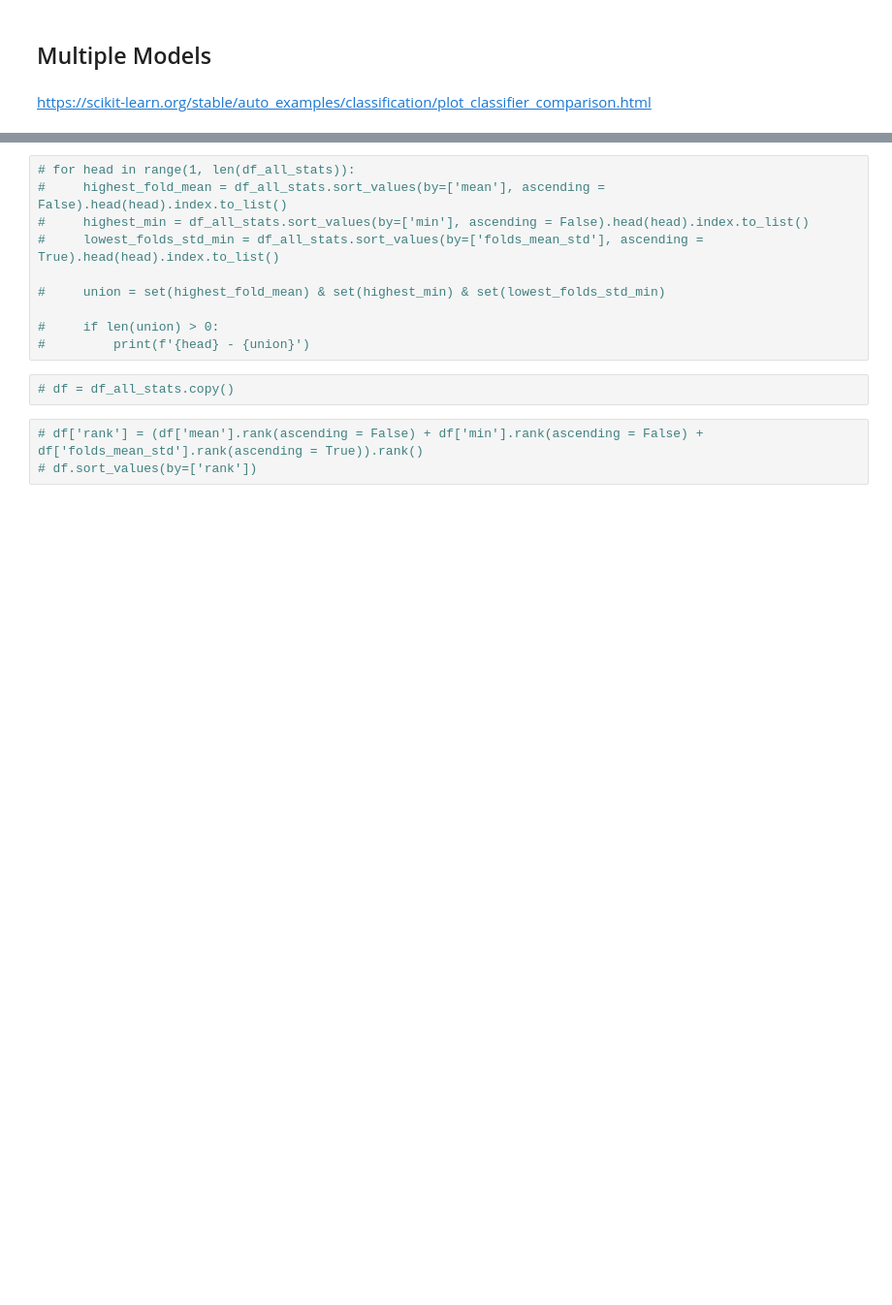
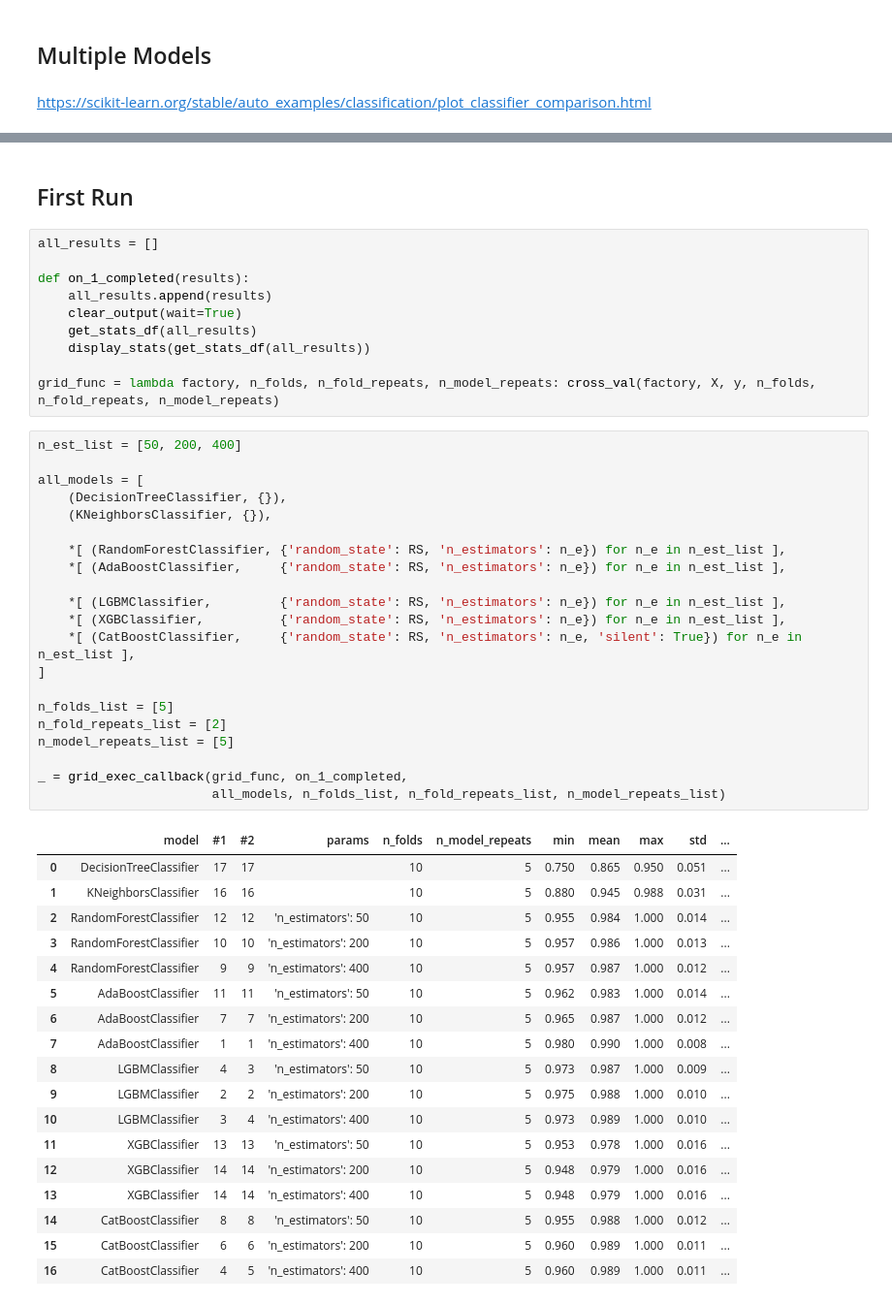
Before and after one commit to WaldemarWalo/DataScienceProjects, a Jupyter notebook: Bearing_Classification/40.models-Copy1.ipynb, the cells around one changed output, grey strips where cells are left out. Shown at 97% size. Cells and saved outputs as stored; diff of their text form; blank space fills up the shorter version.

```diff
--- a/Bearing_Classification/40.models-Copy1.ipynb
+++ b/Bearing_Classification/40.models-Copy1.ipynb
@@ -231,15 +232,52 @@ _ = grid_exec_callback(grid_func, on_1_completed, all_models, cv_repeat_list, mo
-# %%
-# for head in range(1, len(df_all_stats)):
-#     highest_fold_mean = df_all_stats.sort_values(by=['mean'], ascending = False).head(head).index.to_list()
-#     highest_min = df_all_stats.sort_values(by=['min'], ascending = False).head(head).index.to_list()
-#     lowest_folds_std_min = df_all_stats.sort_values(by=['folds_mean_std'], ascending = True).head(head).index.to_list()
-
-#     union = set(highest_fold_mean) & set(highest_min) & set(lowest_folds_std_min)
-
-#     if len(union) > 0:
-#         print(f'{head} - {union}')
-# %%
-# df = df_all_stats.copy()
-# %%
-# df['rank'] = (df['mean'].rank(ascending = False) + df['min'].rank(ascending = False) + df['folds_mean_std'].rank(ascending = True)).rank()
-# df.sort_values(by=['rank'])
+# %% [markdown]
+## First Run
+# %%
+all_results = []
+
+def on_1_completed(results):
+    all_results.append(results)
+    clear_output(wait=True)
+    get_stats_df(all_results)
+    display_stats(get_stats_df(all_results))
+
+grid_func = lambda factory, n_folds, n_fold_repeats, n_model_repeats: cross_val(factory, X, y, n_folds, n_fold_repeats, n_model_repeats)
+# %%
+n_est_list = [50, 200, 400]
+
+all_models = [
+    (DecisionTreeClassifier, {}),
+    (KNeighborsClassifier, {}),
+
+    *[ (RandomForestClassifier, {'random_state': RS, 'n_estimators': n_e}) for n_e in n_est_list ],
+    *[ (AdaBoostClassifier,     {'random_state': RS, 'n_estimators': n_e}) for n_e in n_est_list ],
+
+    *[ (LGBMClassifier,         {'random_state': RS, 'n_estimators': n_e}) for n_e in n_est_list ],
+    *[ (XGBClassifier,          {'random_state': RS, 'n_estimators': n_e}) for n_e in n_est_list ],
+    *[ (CatBoostClassifier,     {'random_state': RS, 'n_estimators': n_e, 'silent': True}) for n_e in n_est_list ],
+]
+
+n_folds_list = [5]
+n_fold_repeats_list = [2]
+n_model_repeats_list = [5]
+
+_ = grid_exec_callback(grid_func, on_1_completed,
+                       all_models, n_folds_list, n_fold_repeats_list, n_model_repeats_list)
+# %% [output]
+|  | model | #1 | #2 | params | n_folds | n_model_repeats | min | mean | max | std | ... |
+| 0 | DecisionTreeClassifier | 17 | 17 |  | 10 | 5 | 0.750 | 0.865 | 0.950 | 0.051 | ... |
+| 1 | KNeighborsClassifier | 16 | 16 |  | 10 | 5 | 0.880 | 0.945 | 0.988 | 0.031 | ... |
+| 2 | RandomForestClassifier | 12 | 12 | 'n_estimators': 50 | 10 | 5 | 0.955 | 0.984 | 1.000 | 0.014 | ... |
+| 3 | RandomForestClassifier | 10 | 10 | 'n_estimators': 200 | 10 | 5 | 0.957 | 0.986 | 1.000 | 0.013 | ... |
+| 4 | RandomForestClassifier | 9 | 9 | 'n_estimators': 400 | 10 | 5 | 0.957 | 0.987 | 1.000 | 0.012 | ... |
+| 5 | AdaBoostClassifier | 11 | 11 | 'n_estimators': 50 | 10 | 5 | 0.962 | 0.983 | 1.000 | 0.014 | ... |
+| 6 | AdaBoostClassifier | 7 | 7 | 'n_estimators': 200 | 10 | 5 | 0.965 | 0.987 | 1.000 | 0.012 | ... |
+| 7 | AdaBoostClassifier | 1 | 1 | 'n_estimators': 400 | 10 | 5 | 0.980 | 0.990 | 1.000 | 0.008 | ... |
+| 8 | LGBMClassifier | 4 | 3 | 'n_estimators': 50 | 10 | 5 | 0.973 | 0.987 | 1.000 | 0.009 | ... |
+| 9 | LGBMClassifier | 2 | 2 | 'n_estimators': 200 | 10 | 5 | 0.975 | 0.988 | 1.000 | 0.010 | ... |
+| 10 | LGBMClassifier | 3 | 4 | 'n_estimators': 400 | 10 | 5 | 0.973 | 0.989 | 1.000 | 0.010 | ... |
+| 11 | XGBClassifier | 13 | 13 | 'n_estimators': 50 | 10 | 5 | 0.953 | 0.978 | 1.000 | 0.016 | ... |
+| 12 | XGBClassifier | 14 | 14 | 'n_estimators': 200 | 10 | 5 | 0.948 | 0.979 | 1.000 | 0.016 | ... |
+| 13 | XGBClassifier | 14 | 14 | 'n_estimators': 400 | 10 | 5 | 0.948 | 0.979 | 1.000 | 0.016 | ... |
+| 14 | CatBoostClassifier | 8 | 8 | 'n_estimators': 50 | 10 | 5 | 0.955 | 0.988 | 1.000 | 0.012 | ... |
+| 15 | CatBoostClassifier | 6 | 6 | 'n_estimators': 200 | 10 | 5 | 0.960 | 0.989 | 1.000 | 0.011 | ... |
+| 16 | CatBoostClassifier | 4 | 5 | 'n_estimators': 400 | 10 | 5 | 0.960 | 0.989 | 1.000 | 0.011 | ... |
```
Also changed, not shown: parts of 24 cells of this notebook, 7 other files.
